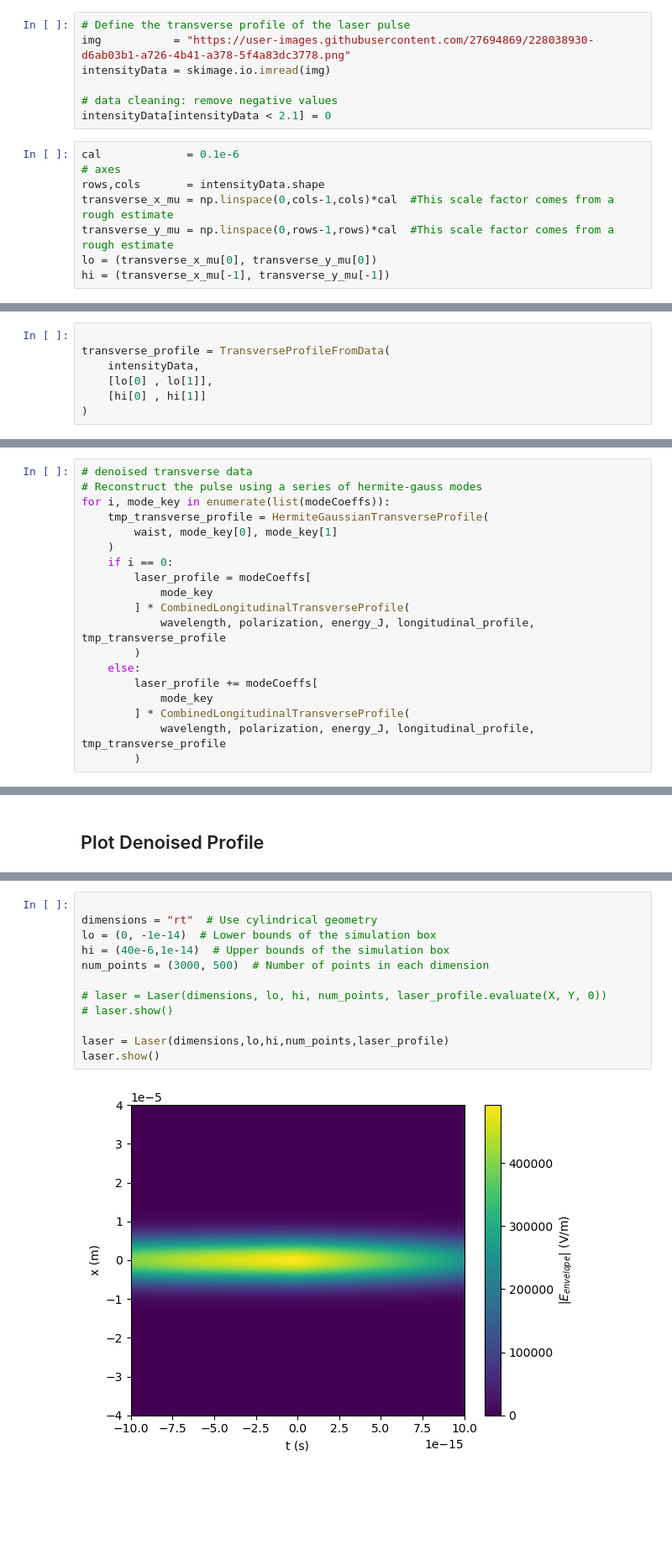
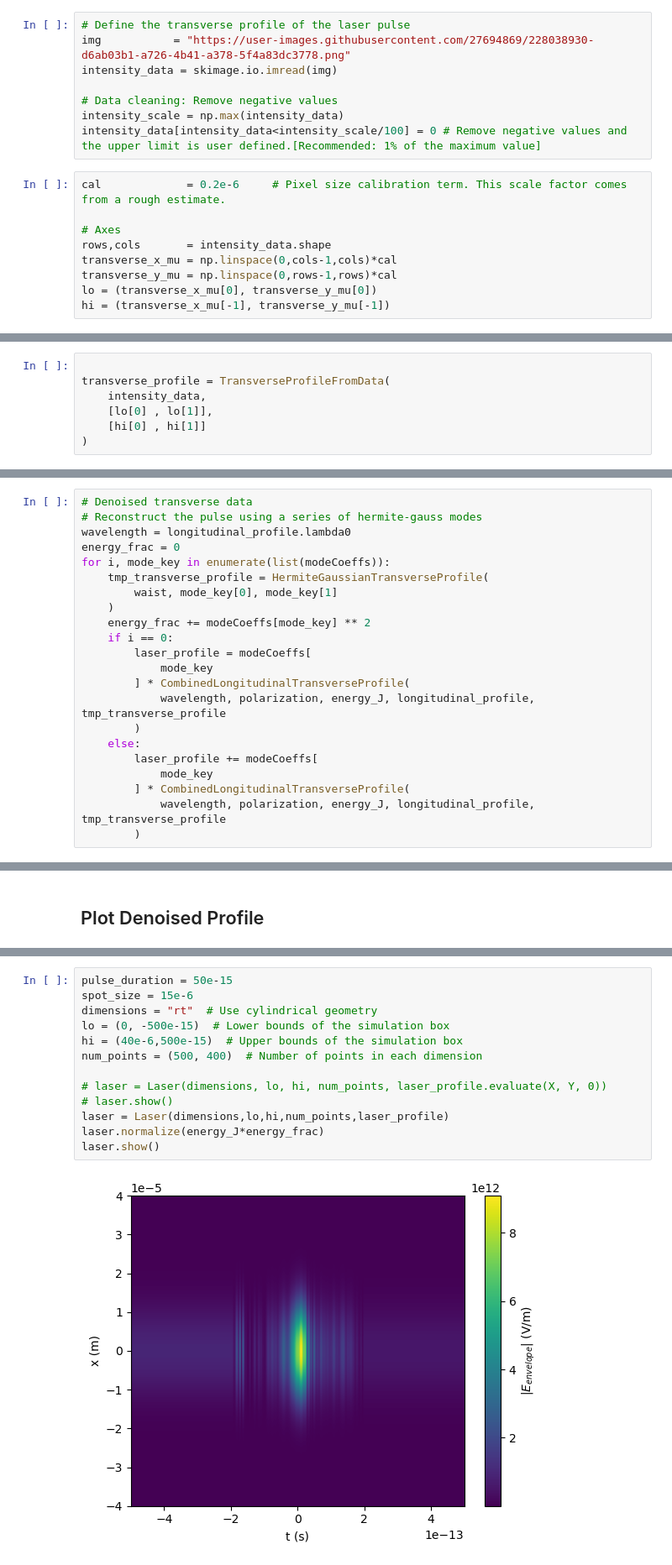
Before and after one commit to Paaaaarth/LASY, a Jupyter notebook: docs/source/tutorials/data_laser.ipynb, the cells around one changed output, grey strips where cells are left out. Shown at 84% size. Cells and saved outputs as stored; diff of their text form; blank space fills up the shorter version.

Commit message:
Tutorial with specctral data_draft1

```diff
--- a/docs/source/tutorials/data_laser.ipynb
+++ b/docs/source/tutorials/data_laser.ipynb
@@ -72,16 +69,18 @@ longitudinal_profile = LongitudinalProfileFromData(
 # %%
 # Define the transverse profile of the laser pulse
 img           = "https://user-images.githubusercontent.com/27694869/228038930-d6ab03b1-a726-4b41-a378-5f4a83dc3778.png"
-intensityData = skimage.io.imread(img)
+intensity_data = skimage.io.imread(img)
 
-# data cleaning: remove negative values
-intensityData[intensityData < 2.1] = 0
+# Data cleaning: Remove negative values
+intensity_scale = np.max(intensity_data)
+intensity_data[intensity_data<intensity_scale/100] = 0 # Remove negative values and the upper limit is user defined.[Recommended: 1% of the maximum value]
 # %%
-cal             = 0.1e-6
-# axes
-rows,cols       = intensityData.shape
-transverse_x_mu = np.linspace(0,cols-1,cols)*cal  #This scale factor comes from a rough estimate
-transverse_y_mu = np.linspace(0,rows-1,rows)*cal  #This scale factor comes from a rough estimate
+cal             = 0.2e-6     # Pixel size calibration term. This scale factor comes from a rough estimate.
+
+# Axes
+rows,cols       = intensity_data.shape
+transverse_x_mu = np.linspace(0,cols-1,cols)*cal
+transverse_y_mu = np.linspace(0,rows-1,rows)*cal
 lo = (transverse_x_mu[0], transverse_y_mu[0])
 hi = (transverse_x_mu[-1], transverse_y_mu[-1])
 # %%
@@ -114,7 +108,7 @@ plt.show()
 # %%
 
 transverse_profile = TransverseProfileFromData(
-    intensityData,
+    intensity_data,
     [lo[0] , lo[1]],
     [hi[0] , hi[1]]
 )
@@ -145,10 +144,13 @@ org_laser_profile = CombinedLongitudinalTransverseProfile(
 # %%
-# denoised transverse data
+# Denoised transverse data
 # Reconstruct the pulse using a series of hermite-gauss modes
+wavelength = longitudinal_profile.lambda0
+energy_frac = 0
 for i, mode_key in enumerate(list(modeCoeffs)):
     tmp_transverse_profile = HermiteGaussianTransverseProfile(
         waist, mode_key[0], mode_key[1]
     )
+    energy_frac += modeCoeffs[mode_key] ** 2
     if i == 0:
         laser_profile = modeCoeffs[
             mode_key
@@ -211,14 +217,15 @@ plt.show()
 # %%
-
+pulse_duration = 50e-15
+spot_size = 15e-6
 dimensions = "rt"  # Use cylindrical geometry
-lo = (0, -1e-14)  # Lower bounds of the simulation box
-hi = (40e-6,1e-14)  # Upper bounds of the simulation box
-num_points = (3000, 500)  # Number of points in each dimension
+lo = (0, -500e-15)  # Lower bounds of the simulation box
+hi = (40e-6,500e-15)  # Upper bounds of the simulation box
+num_points = (500, 400)  # Number of points in each dimension
 
 # laser = Laser(dimensions, lo, hi, num_points, laser_profile.evaluate(X, Y, 0))
 # laser.show()
-
 laser = Laser(dimensions,lo,hi,num_points,laser_profile)
+laser.normalize(energy_J*energy_frac)
 laser.show()
 # %% [output]
-[figure, old version]
+[figure, new version]
```
Also changed, not shown: parts of 20 cells of this notebook.
